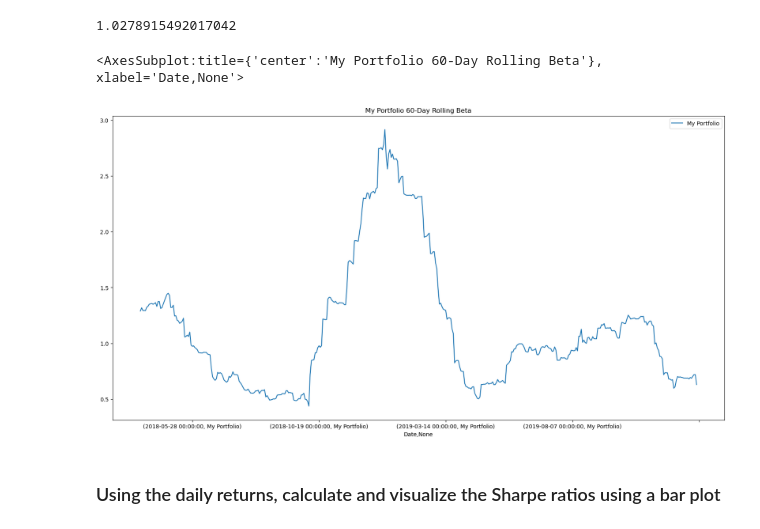
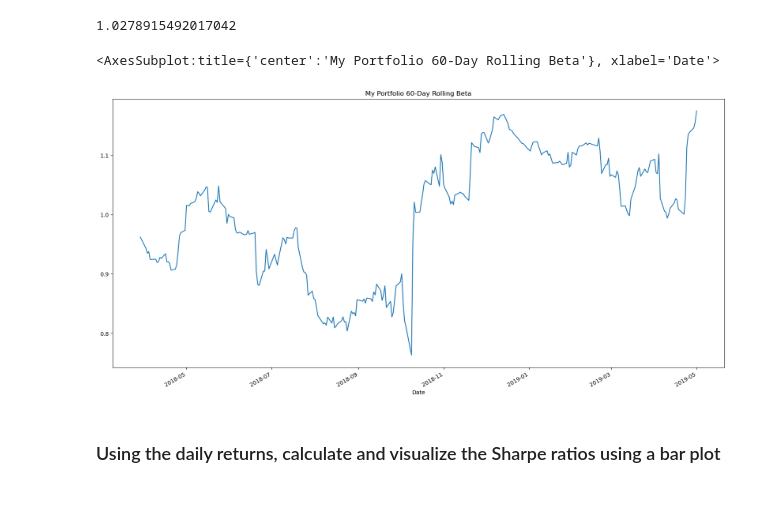
Before and after one commit to rafi-n/module4_challenge, a Jupyter notebook: whale_analysis.ipynb, the cells around one changed output. Cells and saved outputs as stored; diff of their text form; code cells hidden in the pictures; blank space fills up the shorter version.

```diff
--- a/whale_analysis.ipynb
+++ b/whale_analysis.ipynb
@@ -395,12 +404,12 @@ In this section, you will build your own portfolio of stocks, calculate the retu
 # l_csv_file = Path('./Resources/l_historical.csv')
 # otex_csv_file = Path('./Resources/otex_historical.csv')
 # shop_csv_file = Path('./Resources/shop_historical.csv')
-ry_csv_file = Path('./Resources/ry_historical.csv')
-td_csv_file = Path('./Resources/td_historical.csv')
-cnr_csv_file = Path('./Resources/cnr_historical.csv')
+ry_csv_file = './Resources/ry_historical.csv'
+td_csv_file = './Resources/td_historical.csv'
+cnr_csv_file = './Resources/cnr_historical.csv'
 # %%
 # Reading data from 1st stock
-ry_df = load_csv_to_df(ry_csv_file)
+ry_df = ft.load_csv_to_df(ry_csv_file)
 # %% [output]
 Nulls found:
 --------------------------------
@@ -411,7 +420,7 @@ dtype: int64
 All null values removed!
 # %%
 # Reading data from 2nd stock
-td_df = load_csv_to_df(td_csv_file)
+td_df = ft.load_csv_to_df(td_csv_file)
 # %% [output]
 Nulls found:
 --------------------------------
@@ -422,7 +431,7 @@ dtype: int64
 All null values removed!
 # %%
 # Reading data from 3rd stock
-cnr_df = load_csv_to_df(cnr_csv_file)
+cnr_df = ft.load_csv_to_df(cnr_csv_file)
 # %% [output]
 Nulls found:
 --------------------------------
@@ -592,11 +603,12 @@ stocks_beta
 # %%
 # Calculate and plot Beta
 cov_rolling_60day_portfolio_returns = portfolio_returns.rolling(window=60).cov()
 beta_portfolio = cov_rolling_60day_portfolio_returns / var_rolling_60day_sp_tsx
+beta_portfolio = ft.beta(combined_returns_df['My Portfolio'], market_return, roll_win=60)
 beta_portfolio.plot(figsize=(20,10), title='My Portfolio 60-Day Rolling Beta')
 # %% [output]
-<AxesSubplot:title={'center':'My Portfolio 60-Day Rolling Beta'}, xlabel='Date,None'>
+<AxesSubplot:title={'center':'My Portfolio 60-Day Rolling Beta'}, xlabel='Date'>
-[figure, old version]
+[figure, new version]
 # %% [markdown]
 ### Using the daily returns, calculate and visualize the Sharpe ratios using a bar plot
 # %%
```
Also changed, not shown: parts of 11 cells of this notebook, 1 other file.
